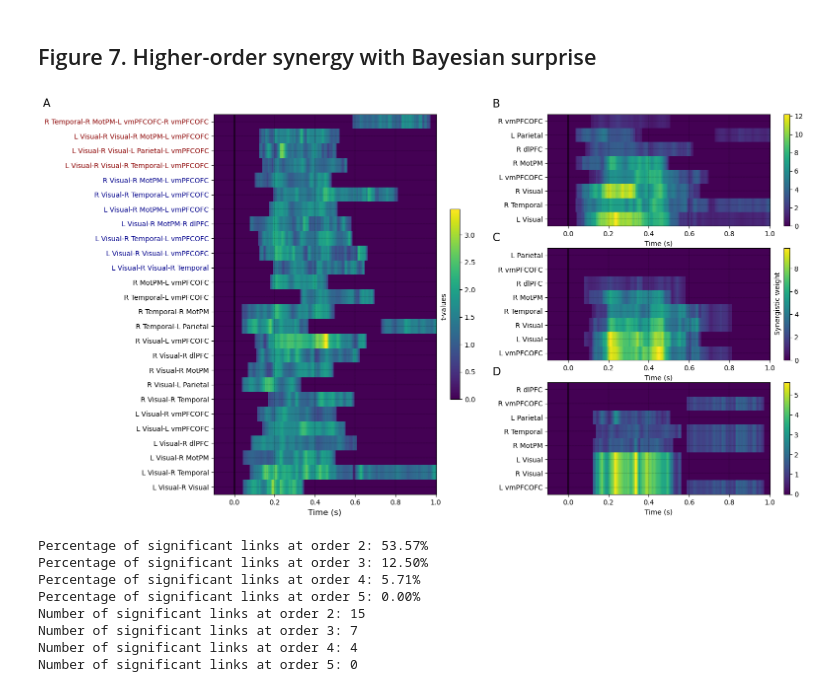
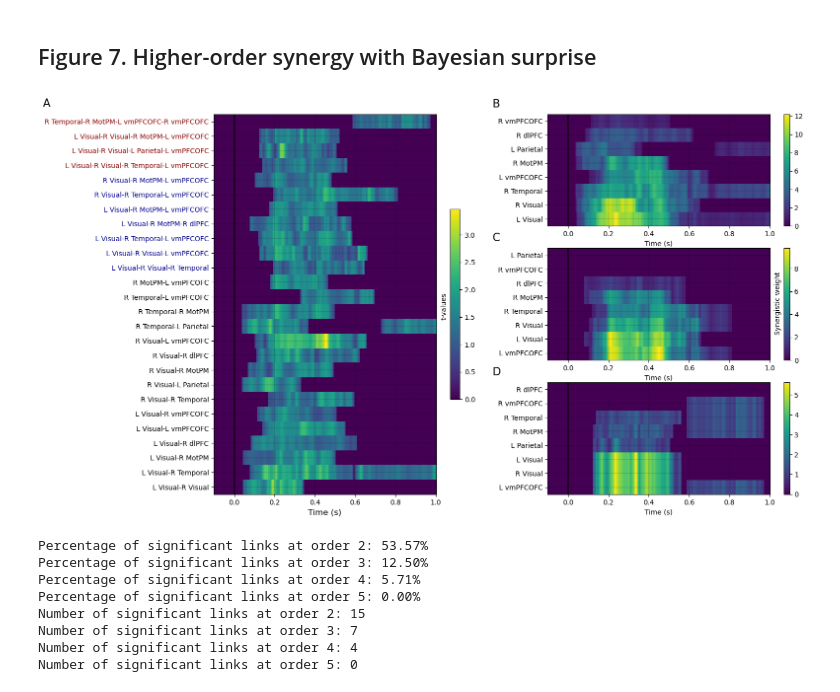
Before and after one commit to brainets/hosi_infogain, a Jupyter notebook: notebooks/main_figures.ipynb, the cells around one changed output. Drawn from its saved outputs; the diff is of its cells as text; code cells hidden in the pictures.

```diff
--- a/notebooks/main_figures.ipynb
+++ b/notebooks/main_figures.ipynb
@@ -631,7 +631,7 @@ for k, o in enumerate(np.unique(order)):
     # Get axes object
     ax = plt.subplot2grid((3,2), (k, 1), rowspan=1, colspan=1)
     # Sort weights by values
-    ind_sort = np.argsort(weights.sum(axis=1))
+    ind_sort = np.argsort(weights.max(axis=1))
     # Select data
     weights = weights[ind_sort, :]
     # plot the weights with pcolormesh
@@ -644,34 +644,34 @@ for k, o in enumerate(np.unique(order)):
     plt.colorbar().ax.tick_params(labelsize=10)
     # set xtick label fontsize to 8
     plt.xticks(fontsize=10)
     plt.yticks(fontsize=10)
     # Add yticks only the first subplot
     # remove "_" from yticklabels
     list_rois_ = [i.replace('_', ' ') for i in list_rois]
     # Sort list_rois_ according to ind_sort
     list_rois_ = [list_rois_[i] for i in ind_sort]
     # Replace list_rois_ with list_rois_short
     # list_rois_ = list_rois_short
     plt.yticks(range(len(list_rois_)), list_rois_, fontsize=10)
     # invert order of yticklabels
     plt.gca().invert_yaxis()
     # add zero line
     plt.axvline(0., color='k')
     # Add text vertically to the left of the subplot
     # plt.ylabel(titles[k], fontsize=12, rotation=90, labelpad=8)
     # add dotted grid
     plt.grid(True, linestyle='--', linewidth=0.2)
 
     # Add subplot label that changes with the order
     ax.text(-0.375, -1, subplot_label[k], fontsize=16)
 
 # Add the legend of the colorbar
 plt.text(1.025, -4., 'Synergistic weight', fontsize=10, rotation=90)
 
 # Create data frame of node weigghts
 df_node_weights = pd.DataFrame(node_weights, columns=list_rois_short, index=titles)
 # %% [output]
-[figure, old version]
+[figure, new version]
 # %%
 # Compute the number of significant links at order 2
 order = data.links.order
```
Also changed, not shown: 1 other file.
